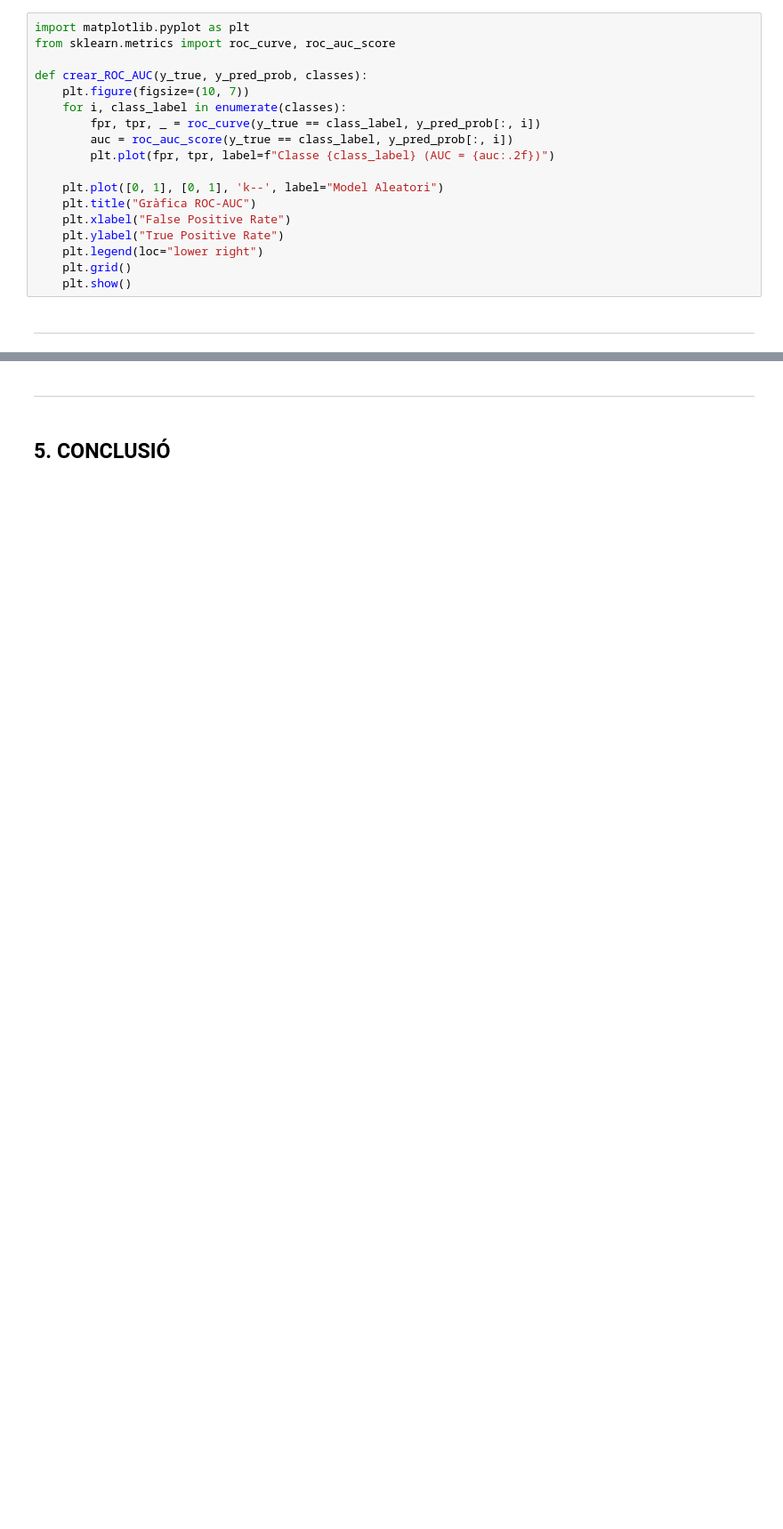
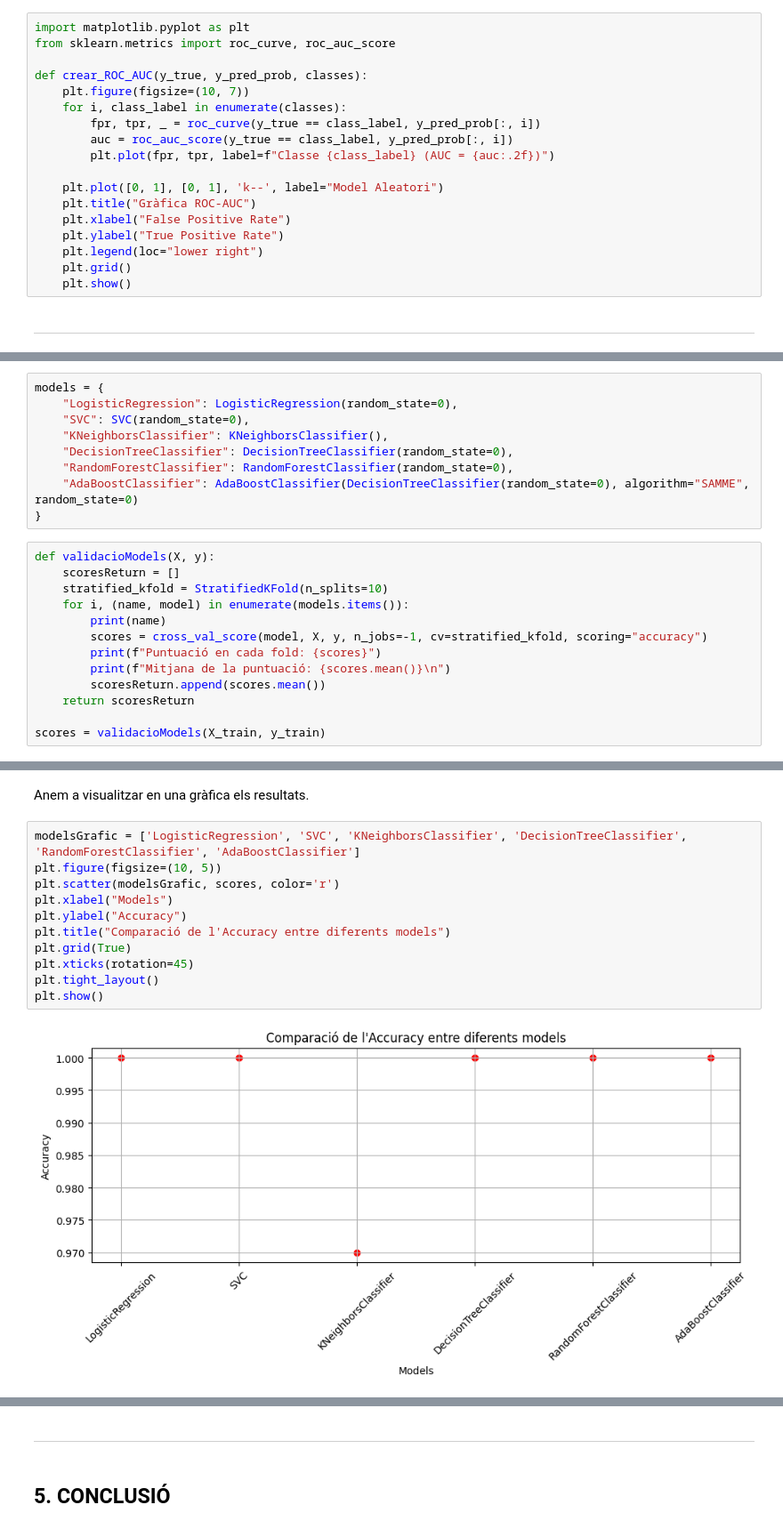
Before and after one commit to gabozan/Predictive-Modeling-on-Supermarket-Sales, a Jupyter notebook: supermarket_sales.ipynb, the cells around one changed output, grey strips where cells are left out. Shown at 89% size. Drawn from its saved outputs; the diff is of its cells as text; blank space fills up the shorter version.

```diff
--- a/supermarket_sales.ipynb
+++ b/supermarket_sales.ipynb
@@ -574,0 +597,22 @@ def crear_ROC_AUC(y_true, y_pred_prob, classes):
+# %%
+models = {
+    "LogisticRegression": LogisticRegression(random_state=0),
+    "SVC": SVC(random_state=0),
+    "KNeighborsClassifier": KNeighborsClassifier(),
+    "DecisionTreeClassifier": DecisionTreeClassifier(random_state=0),
+    "RandomForestClassifier": RandomForestClassifier(random_state=0),
+    "AdaBoostClassifier": AdaBoostClassifier(DecisionTreeClassifier(random_state=0), algorithm="SAMME", random_state=0)
+}
+# %%
+def validacioModels(X, y):
+    scoresReturn = []
+    stratified_kfold = StratifiedKFold(n_splits=10)
+    for i, (name, model) in enumerate(models.items()):
+        print(name)
+        scores = cross_val_score(model, X, y, n_jobs=-1, cv=stratified_kfold, scoring="accuracy")
+        print(f"Puntuació en cada fold: {scores}")
+        print(f"Mitjana de la puntuació: {scores.mean()}\n")
+        scoresReturn.append(scores.mean())
+    return scoresReturn
+
+scores = validacioModels(X_train, y_train)
@@ -574,0 +637,15 @@ def crear_ROC_AUC(y_true, y_pred_prob, classes):
+# %% [markdown]
+Anem a visualitzar en una gràfica els resultats.
+# %%
+modelsGrafic = ['LogisticRegression', 'SVC', 'KNeighborsClassifier', 'DecisionTreeClassifier', 'RandomForestClassifier', 'AdaBoostClassifier']
+plt.figure(figsize=(10, 5))
+plt.scatter(modelsGrafic, scores, color='r')
+plt.xlabel("Models")
+plt.ylabel("Accuracy")
+plt.title("Comparació de l'Accuracy entre diferents models")
+plt.grid(True)
+plt.xticks(rotation=45)
+plt.tight_layout()
+plt.show()
+# %% [output]
+[figure, added]
```
Also changed, not shown: parts of 21 cells of this notebook.
